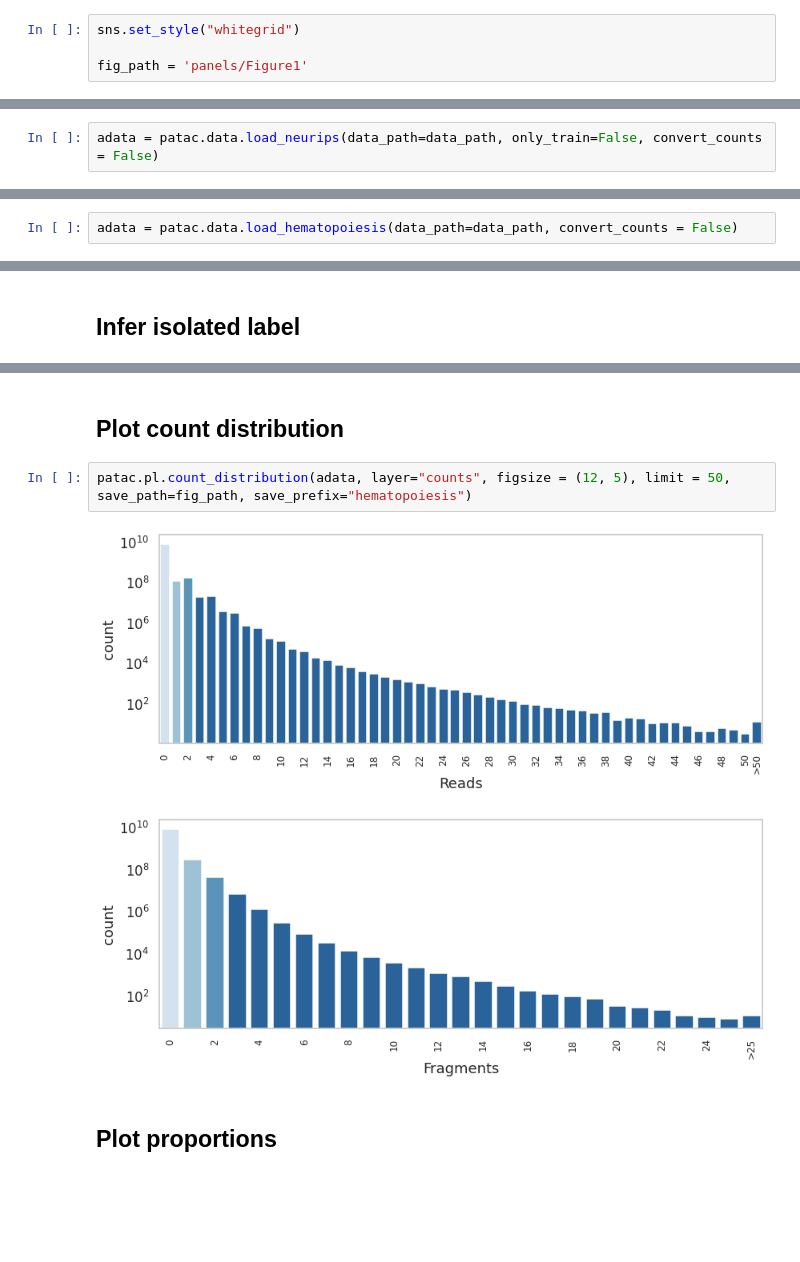
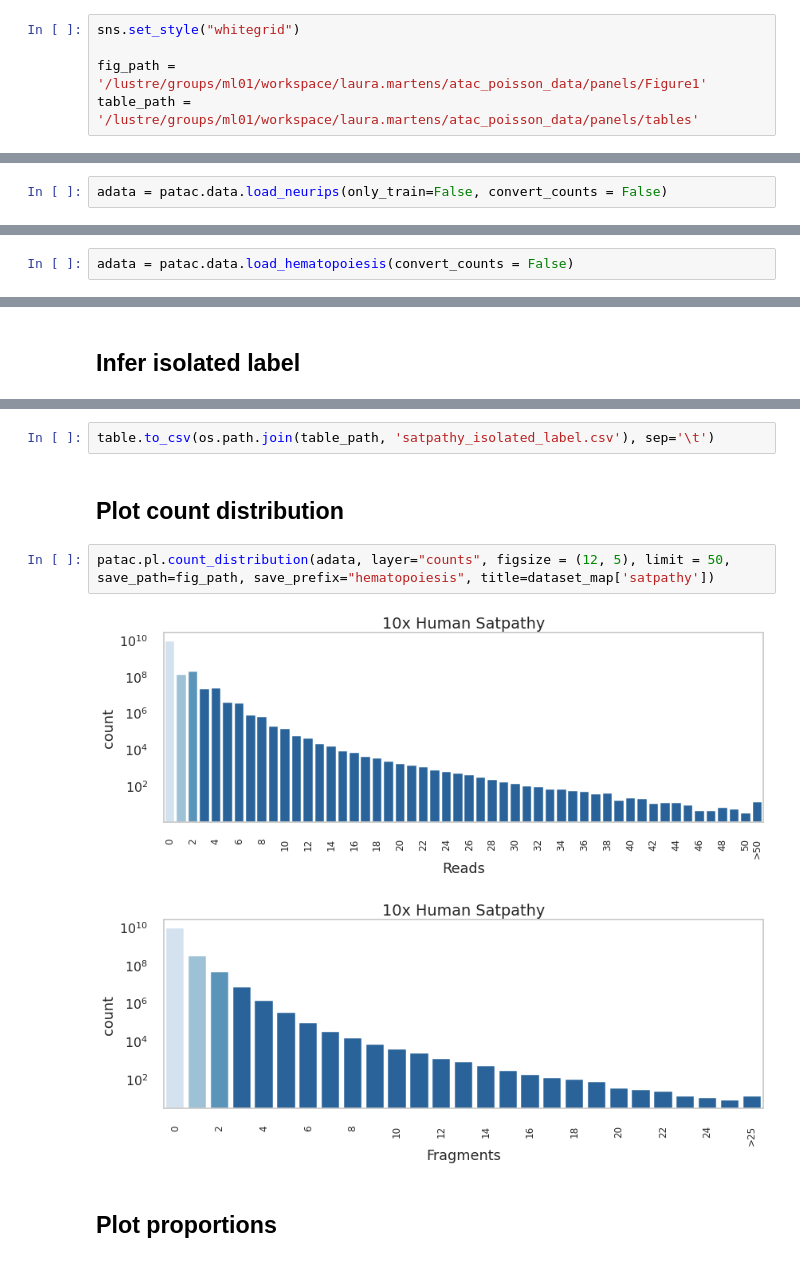
Before and after one commit to theislab/scatac_poisson_reproducibility, a Jupyter notebook: notebooks/Figure1.ipynb, the cells around one changed output, grey strips where cells are left out. Drawn from its saved outputs; the diff is of its cells as text; blank space fills up the shorter version.

Commit message:
Update Figure 1

```diff
--- a/notebooks/Figure1.ipynb
+++ b/notebooks/Figure1.ipynb
@@ -12,4 +16,5 @@ Global seed set to 0
 # %%
 sns.set_style("whitegrid")
 
-fig_path = 'panels/Figure1'
+fig_path = '/lustre/groups/ml01/workspace/laura.martens/atac_poisson_data/panels/Figure1'
+table_path = '/lustre/groups/ml01/workspace/laura.martens/atac_poisson_data/panels/tables'
@@ -18,4 +21,4 @@ data_path = 'data' # symbolic link to actual data directory
 # %% [markdown]
 # Neurips dataset
 # %%
-adata = patac.data.load_neurips(data_path=data_path, only_train=False, convert_counts = False)
+adata = patac.data.load_neurips(only_train=False, convert_counts = False)
@@ -74,4 +91,4 @@ patac.pl.mean_variance(adata, layer="counts", figsize=(6,6), save_path=fig_path,
 # %% [markdown]
 # Hematopoeisis dataset (Satpathy et al.)
 # %%
-adata = patac.data.load_hematopoiesis(data_path=data_path, convert_counts = False)
+adata = patac.data.load_hematopoiesis(convert_counts = False)
@@ -108,10 +110,12 @@ dtype: int64
+# %%
+table.to_csv(os.path.join(table_path, 'satpathy_isolated_label.csv'), sep='\t')
 # %% [markdown]
 ## Plot count distribution
 # %%
-patac.pl.count_distribution(adata, layer="counts", figsize = (12, 5), limit = 50, save_path=fig_path, save_prefix="hematopoiesis")
+patac.pl.count_distribution(adata, layer="counts", figsize = (12, 5), limit = 50, save_path=fig_path, save_prefix="hematopoiesis", title=dataset_map['satpathy'])
 # %% [output]
-[figure, old version]
+[figure, new version]
-[figure, old version]
+[figure, new version]
 # %% [markdown]
 ## Plot proportions
 # %%
```
Also changed, not shown: parts of 59 cells of this notebook.
